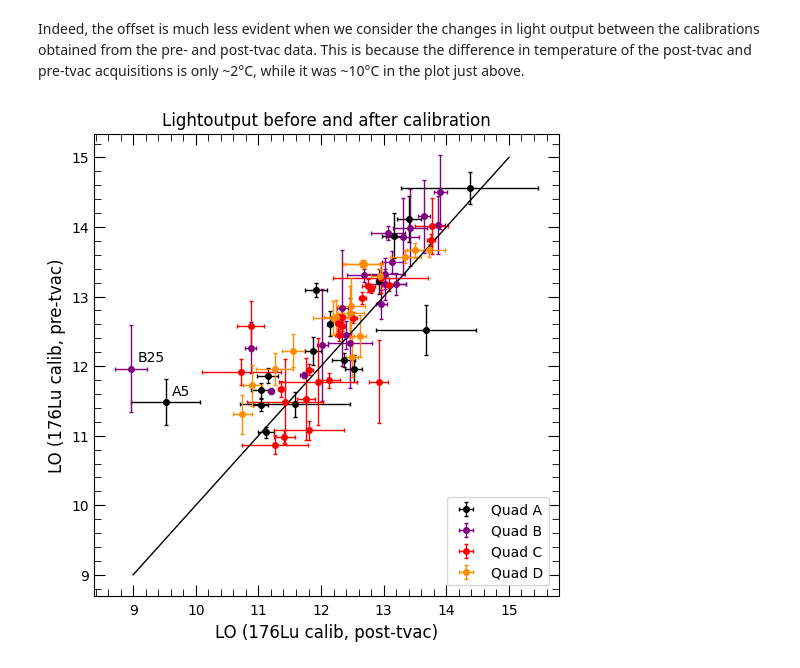
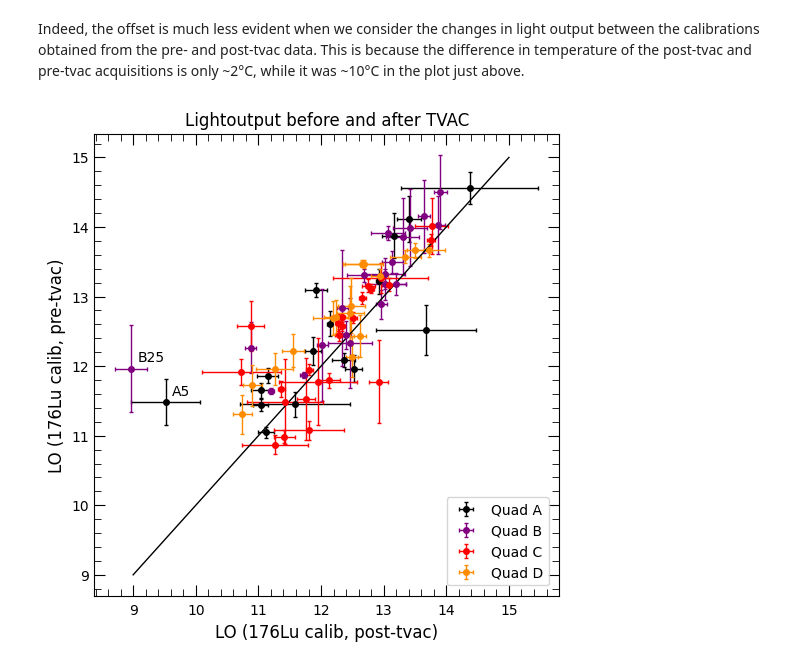
Before and after one commit to peppedilillo/notebooks, a Jupyter notebook: fm3_tvac.ipynb, the cells around one changed output. Saved outputs shown, nothing was run; the diff lists cells and outputs as text; code cells hidden in the pictures.

```diff
--- a/fm3_tvac.ipynb
+++ b/fm3_tvac.ipynb
@@ -220,26 +220,26 @@ Indeed, the offset is much less evident when we consider the changes in light ou
 # %%
 plt.subplots(1, 1, figsize=(6,6))
 for quad, color in zip("ABCD",["black", "purple", "red", "darkorange"]):
     indeces = slo_pretvac_calib[quad]["light_out"].index.intersection(slo_posttvac_calib[quad]["light_out"].index)
     plt.errorbar(
         slo_posttvac_calib[quad]["light_out"][indeces],
         slo_pretvac_calib[quad]["light_out"][indeces],
         xerr=slo_posttvac_calib[quad]["light_out_err"][indeces],
         yerr=slo_pretvac_calib[quad]["light_out_err"][indeces],
         c=color, capsize=1.1,
         fmt = "o", label=f"Quad {quad}")
     for ch in indeces:
         x = slo_posttvac_calib[quad]["light_out"].loc[ch]
         y = slo_pretvac_calib[quad]["light_out"].loc[ch]
         if x < y * .85:
             epsilon = .1
             plt.text(x + epsilon, y + epsilon, f"{quad}{ch}")
 xs = np.linspace(9, 15, 100)
 plt.plot(xs, xs)
 plt.xlabel("LO (176Lu calib, post-tvac)")
 plt.ylabel("LO (176Lu calib, pre-tvac)")
-plt.title("Lightoutput before and after calibration")
+plt.title("Lightoutput before and after TVAC")
 plt.legend(loc = 4)
 plt.show()
 # %% [output]
-[figure, old version]
+[figure, new version]
```
